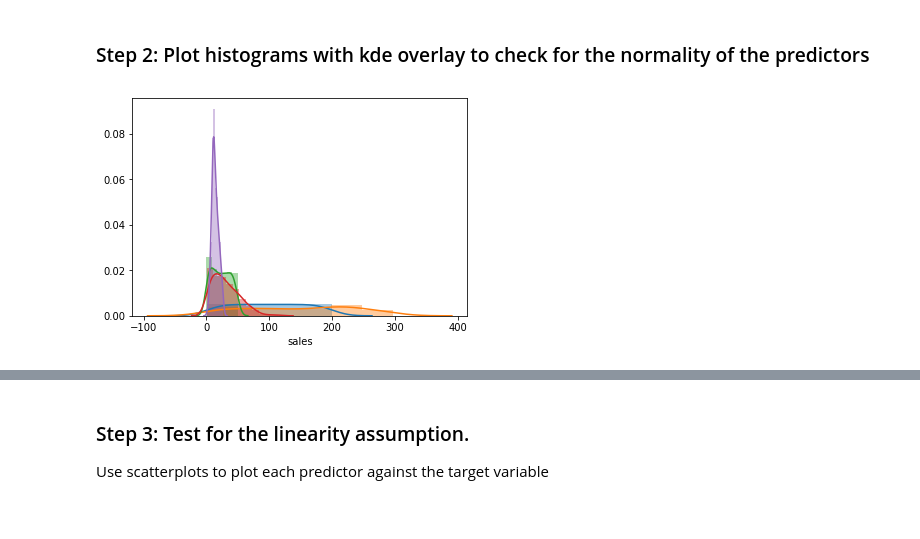
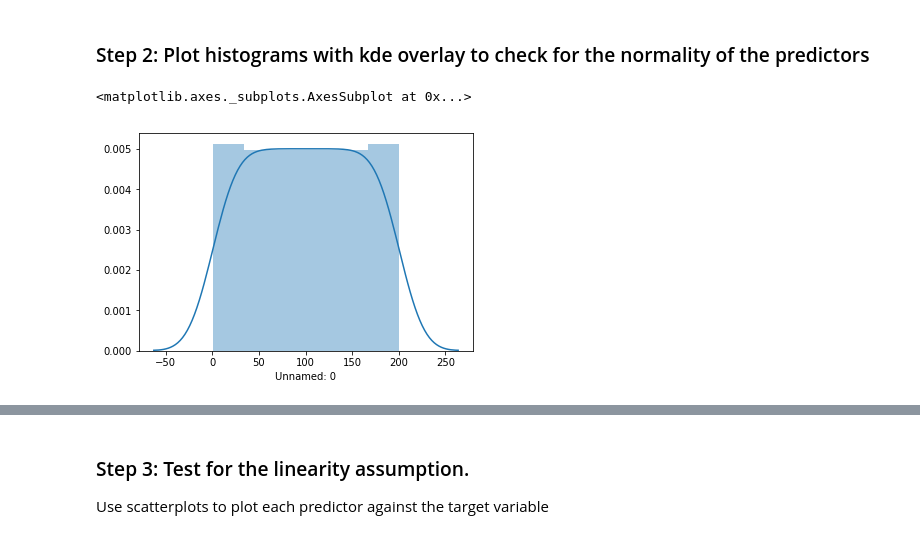
Before and after one commit to molron94/dsc-01-10-13-regression-statsmodels-lab-nyc-ds-career-031119, a Jupyter notebook: index.ipynb, the cells around one changed output, grey strips where cells are left out. Saved outputs shown, nothing was run; the diff lists cells and outputs as text; code cells hidden in the pictures.

```diff
--- a/index.ipynb
+++ b/index.ipynb
@@ -67,11 +67,13 @@ df.head()
 # %%
 # For all the variables, check if they hold normality assumption
 import seaborn as sns
-# %%
-for col in df.columns:
-    sns.distplot(df[col])
-# %% [output]
-[figure, removed]
+# %%
+col=df.columns
+# %%
+sns.distplot(df[col[0]])
+# %% [output]
+<matplotlib.axes._subplots.AxesSubplot at 0x...>
+[figure, added]
 # %%
 # Record your observations on normality here
 # %% [markdown]
```
